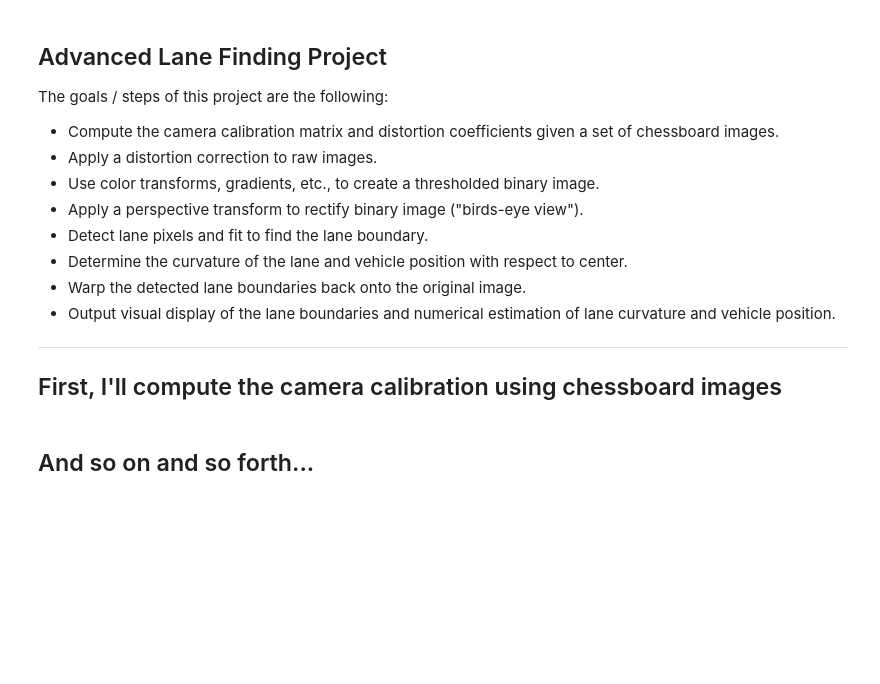
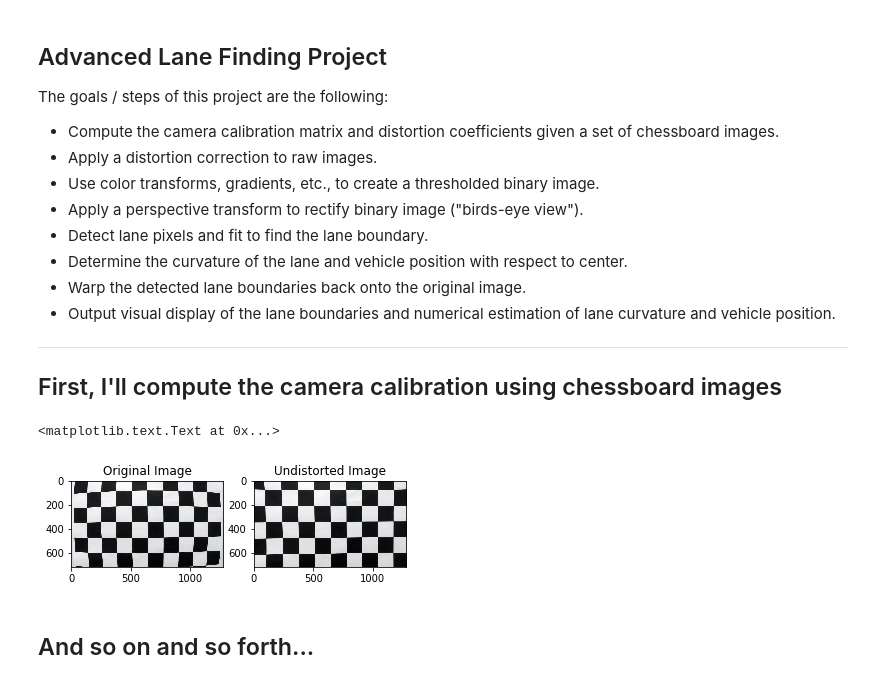
Before and after one commit to peter-moran/highway-lane-tracker, a Jupyter notebook: examples/example.ipynb, the cells around one changed output. Saved outputs shown, nothing was run; the diff lists cells and outputs as text; code cells hidden in the pictures; blank space fills up the shorter version.

```diff
--- a/examples/example.ipynb
+++ b/examples/example.ipynb
@@ -54,2 +17,24 @@ cv2.destroyAllWindows()
+# %%
+from find_lane import *
+%matplotlib qt
+%matplotlib inline
+
+# Calibrate using checkerboard
+calib_imgs = glob.glob('../camera_cal/*.jpg')
+camera_matrix, dist_coeffs = calibrate(calib_imgs, 9, 6)
+
+# Show undistort example
+example_img = cv2.imread(calib_imgs[0])
+example_undistorted = cv2.undistort(example_img, camera_matrix, dist_coeffs, None, camera_matrix)
+
+plt.subplot(1, 2, 1)
+plt.imshow(example_img)
+plt.title("Original Image")
+plt.subplot(1, 2, 2)
+plt.imshow(example_undistorted)
+plt.title("Undistorted Image")
+# %% [output]
+<matplotlib.text.Text at 0x...>
+[figure, added]
 # %% [markdown]
 ## And so on and so forth...
```
Also changed, not shown: parts of 2 cells of this notebook.
